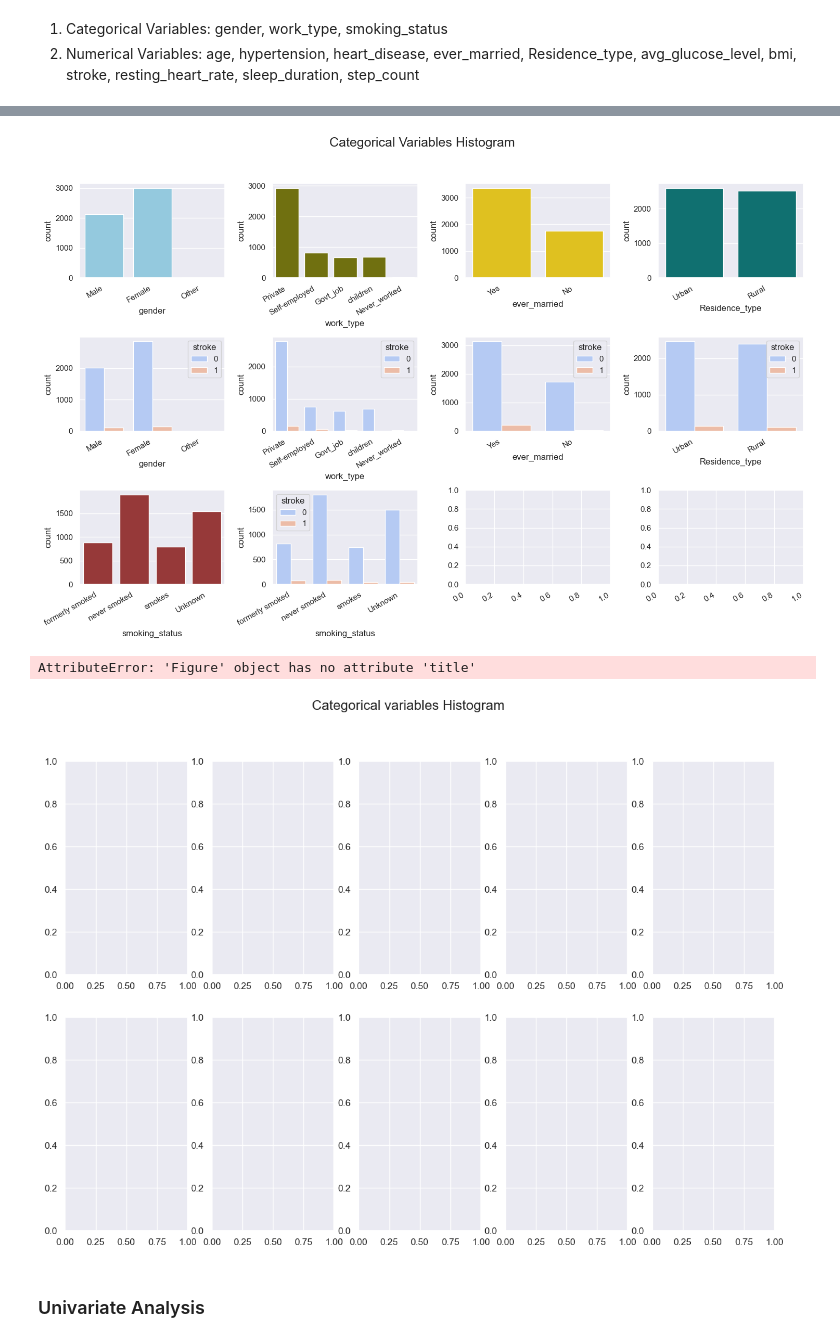
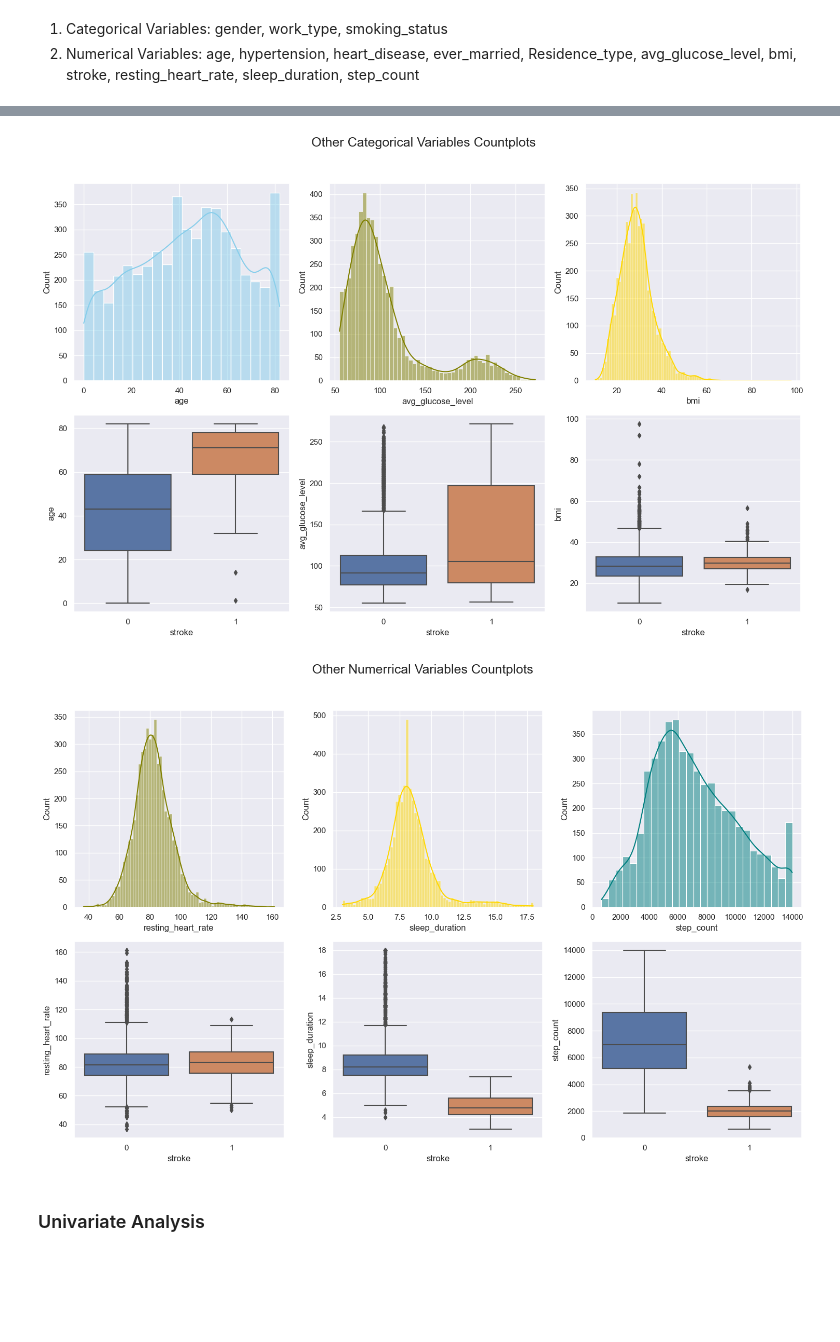
Before and after one commit to Gtalen/PFDA, a Jupyter notebook: pfda_project/stroke_prediction.ipynb, the cells around one changed output, grey strips where cells are left out. Cells and saved outputs as stored; diff of their text form; code cells hidden in the pictures; blank space fills up the shorter version.

Commit message:
boxplots

```diff
--- a/pfda_project/stroke_prediction.ipynb
+++ b/pfda_project/stroke_prediction.ipynb
@@ -486,27 +544,20 @@ plt.show()
 # %%
 # Create Subplots
-fig, axs = plt.subplots(3, 4, figsize=(15, 10))
+fig, axs = plt.subplots(2, 3, figsize=(15, 10))
 
 # Add title
-fig.suptitle('Categorical Variables Histogram', fontsize=18)
+fig.suptitle('Other Categorical Variables Countplots', fontsize=18)
 
-# First row: Overall categorical distribution
-sns.countplot(data=merged_data, x='gender', color='skyblue', ax=axs[0, 0])
-sns.countplot(data=merged_data, x='work_type', color='olive', ax=axs[0, 1])
-sns.countplot(data=merged_data, x='ever_married', color='gold', ax=axs[0, 2])
-sns.countplot(data=merged_data, x="Residence_type", color='teal', ax=axs[0, 3])
-sns.countplot(data=merged_data, x="smoking_status", color='brown', ax=axs[2, 0])
+# First row: Histogram of Numerical Variables
+sns.histplot(data=merged_data,kde=True, x='age', color='skyblue', ax=axs[0, 0])
+sns.histplot(data=merged_data,kde=True, x='avg_glucose_level', color='olive', ax=axs[0, 1])
+sns.histplot(data=merged_data,kde=True, x='bmi', color='gold', ax=axs[0, 2])
 
-# Second row: Categorical variables by stroke status
-sns.countplot(data=merged_data, x='gender', hue='stroke', palette='coolwarm', ax=axs[1, 0])
-sns.countplot(data=merged_data, x='work_type', hue='stroke', palette='coolwarm', ax=axs[1, 1])
-sns.countplot(data=merged_data, x='ever_married', hue='stroke', palette='coolwarm', ax=axs[1, 2])
-sns.countplot(data=merged_data, x="Residence_type", hue='stroke', palette='coolwarm', ax=axs[1, 3])
-sns.countplot(data=merged_data, x="smoking_status", hue='stroke', palette='coolwarm', ax=axs[2, 1])
 
-# Rotate x-axis labels for better readability
-for ax in axs.flat:
-    ax.set_xticklabels(ax.get_xticklabels(), rotation=30, ha='right')
+# Second row:Boxplot of Numerical Variables
+sns.boxplot(data=merged_data, x='stroke', y='age', ax=axs[1, 0])
+sns.boxplot(data=merged_data, x='stroke', y='avg_glucose_level', ax=axs[1, 1])
+sns.boxplot(data=merged_data, x='stroke', y='bmi', ax=axs[1, 2])
 
 # Adjust layout and prevent title overlap
 plt.tight_layout(rect=[0, 0, 1, 0.95])
@@ -514,39 +565,34 @@ plt.tight_layout(rect=[0, 0, 1, 0.95])
 # Show the plots
 plt.show()
 # %% [output]
-[figure, old version]
+[figure, new version]
 # %%
-# Create a histogram for the categorical variables
+
 # Create Subplots
-fig, axs = plt.subplots(2, 5, figsize=(15, 10))
+fig, axs = plt.subplots(2, 3, figsize=(15, 10))
 
-# Add a title
-fig.suptitle('Categorical variables Histogram', fontsize=16)
+# Add title
+fig.suptitle('Other Numerrical Variables Countplots', fontsize=18)
 
-fig.title('Categorical variables Histogram', fontsize=16)
-# Plot the histogram
-sns.countplot(data=merged_data, x='gender', color='skyblue', ax=axs[0, 0])
-sns.countplot(data=merged_data, x='work_type', color='olive', ax=axs[0, 1])
-sns.countplot(data=merged_data, x='ever_married', color='gold', ax=axs[0, 2])
-sns.countplot(data=merged_data, x="Residence_type", color='teal', ax=axs[0, 3])
-sns.countplot(data=merged_data, x="smoking_status", color='brown', ax=axs[0, 4])
+# First row: Histogram of Numerical Variables
+sns.histplot(data=merged_data,kde=True, x='resting_heart_rate', color='olive', ax=axs[0, 0])
+sns.histplot(data=merged_data,kde=True, x='sleep_duration', color='gold', ax=axs[0, 1])
+sns.histplot(data=merged_data,kde=True, x='step_count', color='teal', ax=axs[0, 2])
 
 
-# Plot the histogram
-fig.title('Categorical variables by stroke status', fontsize=16)
-sns.countplot(data=merged_data, x='gender', hue='stroke', ax=axs[1, 0])
-sns.countplot(data=merged_data, x='work_type', hue='stroke', ax=axs[1, 1])
-sns.countplot(data=merged_data, x='ever_married', hue='stroke', ax=axs[1, 2])
-sns.countplot(data=merged_data, x="Residence_type", hue='stroke', ax=axs[1, 3])
-sns.countplot(data=merged_data, x="smoking_status", hue='stroke', ax=axs[1, 4])
+# Second row:Boxplot of Numerical Variables
+sns.boxplot(data=merged_data, x='stroke', y='resting_heart_rate', ax=axs[1, 0])
+sns.boxplot(data=merged_data, x='stroke', y='sleep_duration', ax=axs[1, 1])
+sns.boxplot(data=merged_data, x='stroke', y='step_count', ax=axs[1, 2])
 
-#plt.xticks(rotation=45)
-# Adjust Layout
-plt.tight_layout()
+
+# Adjust layout and prevent title overlap
+plt.tight_layout(rect=[0, 0, 1, 0.95])
+
+# Show the plots
 plt.show()
 # %% [output]
-AttributeError: 'Figure' object has no attribute 'title'
-[figure, old version]
+[figure, new version]
 # %% [markdown]
 ### Univariate Analysis
 # %%
```
Also changed, not shown: parts of 9 cells of this notebook, 1 other file.
